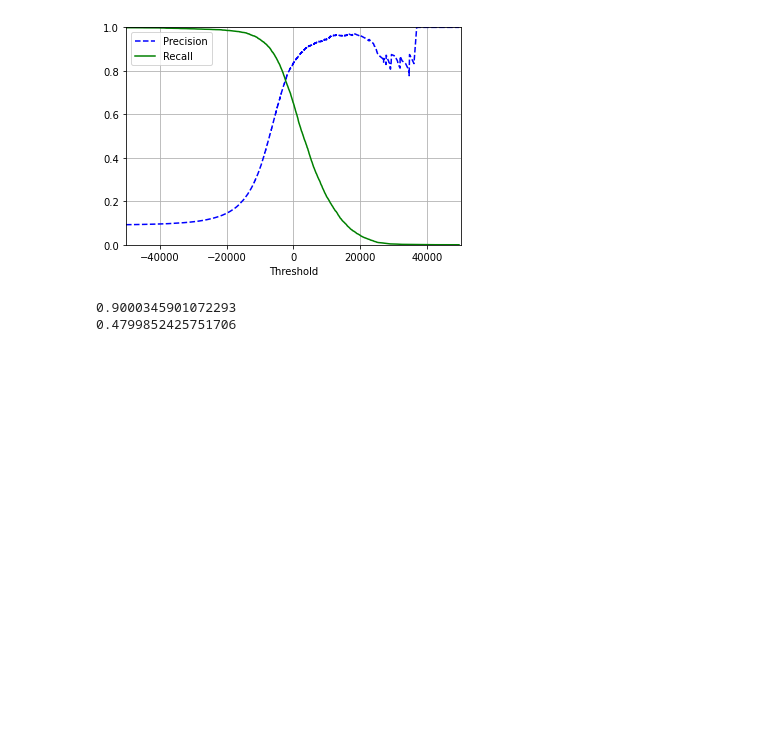
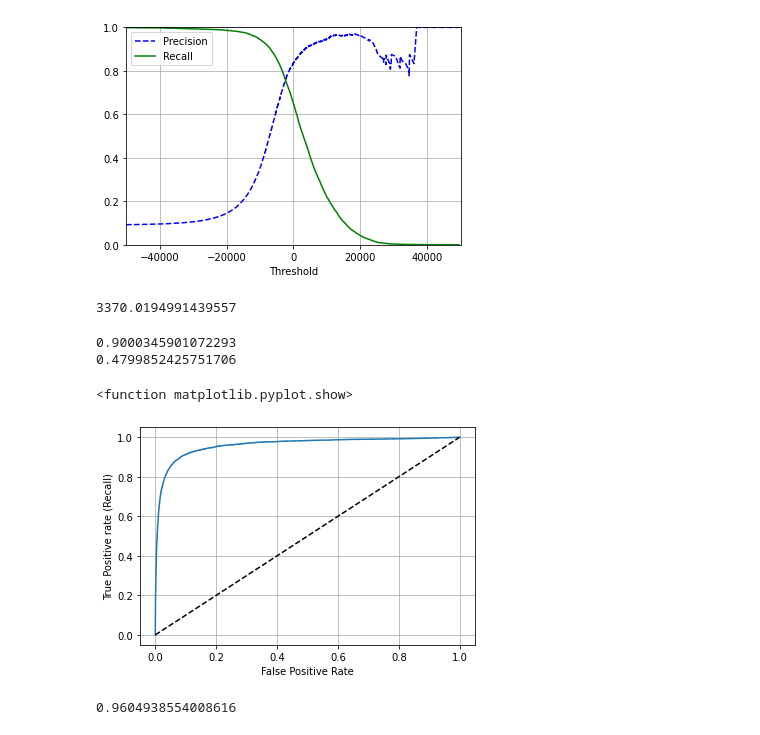
Before and after one commit to JesusNoelValMo/Machine_Learning_Book, a Jupyter notebook: Chapter_3_Classification/Classification.ipynb, the cells around one changed output. Cells and saved outputs as stored; diff of their text form; code cells hidden in the pictures; blank space fills up the shorter version.

Commit message:
Adding Reciver Operating Characteristic Curve (ROC Curve) and ROC's AUC to compare differents classifiers to the Classification notebook, ending Binary Classifier part

```diff
--- a/Chapter_3_Classification/Classification.ipynb
+++ b/Chapter_3_Classification/Classification.ipynb
@@ -254,3 +252,11 @@ y_train_pred_90 = (y_scores >= threshold_90_precision)
+# %%
+#Let's look for a threshold where he precision is 90%
+threshold_90_precision = thresholds[np.argmax(precisions >= 0.90)] #returns the index of the first 90% precision
+
+y_train_pred_90 = (y_scores >= threshold_90_precision)
+threshold_90_precision
+# %% [output]
+3370.0194991439557
 # %%
 print(precision_score(y_train_5, y_train_pred_90))
 
@@ -258,3 +264,32 @@ print(recall_score(y_train_5, y_train_pred_90))
 # %% [output]
 0.9000345901072293
 0.4799852425751706
+# %%
+from sklearn.metrics import roc_curve
+fpr, tpr, thresholds = roc_curve(y_train_5, y_scores)
+
+#fpr = False Positive Ratio
+#tpr = True Positive Ratio
+#ROC curve = Reciver Operating Characteristic curve
+# %%
+def plot_ROC_curve(fpr, tpr, thresholds):
+  plt.plot(fpr, tpr)
+  plt.plot([0,1], [0,1], "k--")
+  plt.grid()
+  plt.ylabel("True Positive rate (Recall)")
+  plt.xlabel("False Positive Rate")
+# %%
+plot_ROC_curve(fpr, tpr, thresholds)
+plt.show
+# %% [output]
+<function matplotlib.pyplot.show>
+[figure, added]
+# %%
+#One way to compare classifiers is to se at the area under the curve (AUC)
+#A perfect classifier would have an AUC equals to 1
+#A random classifier would have an AUC equals to .5
+#Let's check the AUC using sklearn
+from sklearn.metrics import roc_auc_score
+roc_auc_score(y_train_5, y_scores)
+# %% [output]
+0.9604938554008616
```
Also changed, not shown: parts of 8 cells of this notebook.
